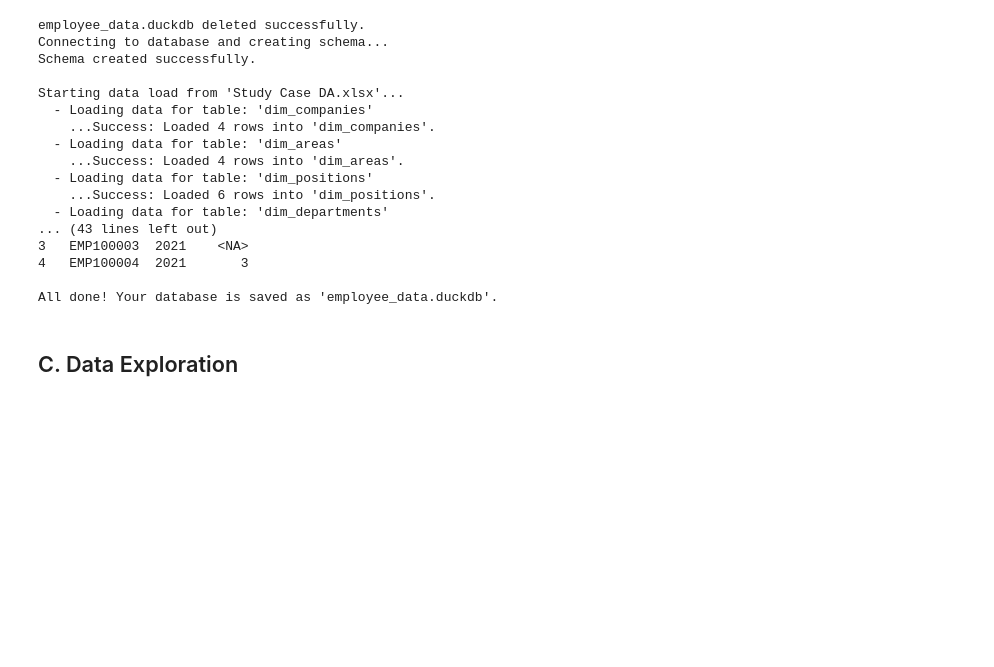
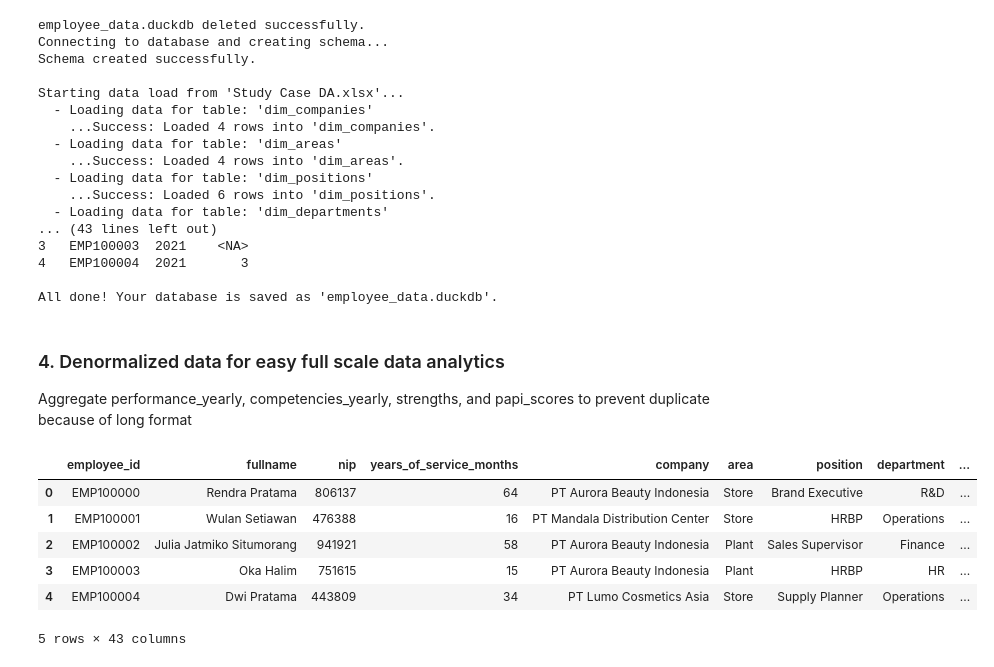
Before and after one commit to Jauhar-Hakim/tmi, a Jupyter notebook: task1.ipynb, the cells around one changed output. Drawn from its saved outputs; the diff is of its cells as text; code cells hidden in the pictures; blank space fills up the shorter version.

Commit message:
add preparation of data analysis

```diff
--- a/task1.ipynb
+++ b/task1.ipynb
@@ -301,5 +301,7 @@ Starting data load from 'Study Case DA.xlsx'...
 4   EMP100004  2021       3
 
 All done! Your database is saved as 'employee_data.duckdb'.
-# %% [markdown]
-## C. Data Exploration
+# %% [markdown]
+### 4. Denormalized data for easy full scale data analytics
+
+Aggregate performance_yearly, competencies_yearly, strengths, and papi_scores to prevent duplicate because of long format
@@ -305,0 +507,10 @@ All done! Your database is saved as 'employee_data.duckdb'.
+# %%
+df_main.head()
+# %% [output]
+|  | employee_id | fullname | nip | years_of_service_months | company | area | position | department | ... |
+| 0 | EMP100000 | Rendra Pratama | 806137 | 64 | PT Aurora Beauty Indonesia | Store | Brand Executive | R&D | ... |
+| 1 | EMP100001 | Wulan Setiawan | 476388 | 16 | PT Mandala Distribution Center | Store | HRBP | Operations | ... |
+| 2 | EMP100002 | Julia Jatmiko Situmorang | 941921 | 58 | PT Aurora Beauty Indonesia | Plant | Sales Supervisor | Finance | ... |
+| 3 | EMP100003 | Oka Halim | 751615 | 15 | PT Aurora Beauty Indonesia | Plant | HRBP | HR | ... |
+| 4 | EMP100004 | Dwi Pratama | 443809 | 34 | PT Lumo Cosmetics Asia | Store | Supply Planner | Operations | ... |
+5 rows × 43 columns
```
Also changed, not shown: parts of 8 cells of this notebook, 2 other files.
